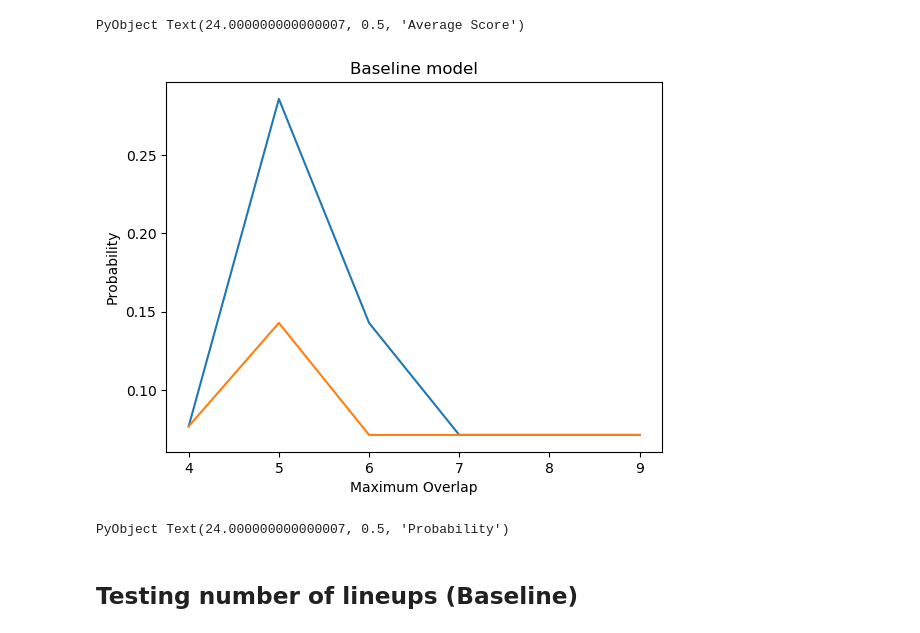
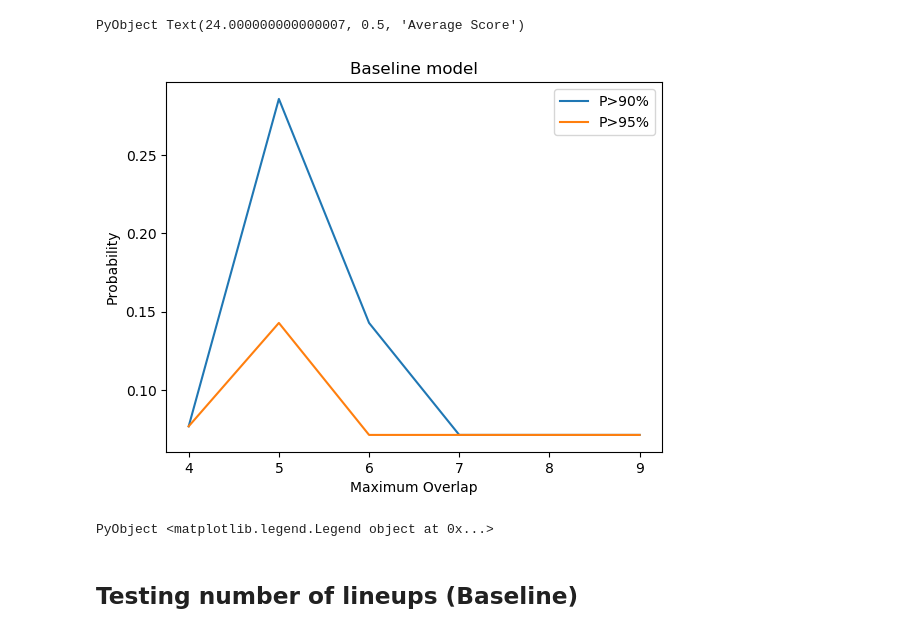
Before and after one commit to AsherWright/ml-fantasy-basketball, a Jupyter notebook: src/Optimization + Testing-Copy1.ipynb, the cells around one changed output. Cells and saved outputs as stored; diff of their text form; code cells hidden in the pictures.

```diff
--- a/src/Optimization + Testing-Copy1.ipynb
+++ b/src/Optimization + Testing-Copy1.ipynb
@@ -234,10 +234,9 @@ end;
 ## Test max_overlap (on the baseline)
 # %%
 nb_lineups = 50
-max_overlap = 5
 use_std = false
 paths = generate_paths("no_std")
-max_overlaps = [4,5,6,7,8,9]
+max_overlaps_list = [4,5,6,7,8,9]
 
 avg = []
 pc1 = []
@@ -288,13 +287,13 @@ PyObject Text(24.000000000000007, 0.5, 'Average Score')
 # %%
 p1 = plt.plot(max_overlaps, pc1, label="P>90%")
 p2 = plt.plot(max_overlaps, pc2, label="P>95%")
 plt.title("Baseline model")
 plt.xlabel("Maximum Overlap")
 plt.ylabel("Probability")
-plt.legend(handles=[p1, p2])
+plt.legend()
 # %% [output]
-[figure, old version]
+[figure, new version]
-PyObject Text(24.000000000000007, 0.5, 'Probability')
+PyObject <matplotlib.legend.Legend object at 0x...>
 # %% [markdown]
 ## Testing number of lineups (Baseline)
 # %%
```
Also changed, not shown: parts of 10 cells of this notebook, 1 other file.
